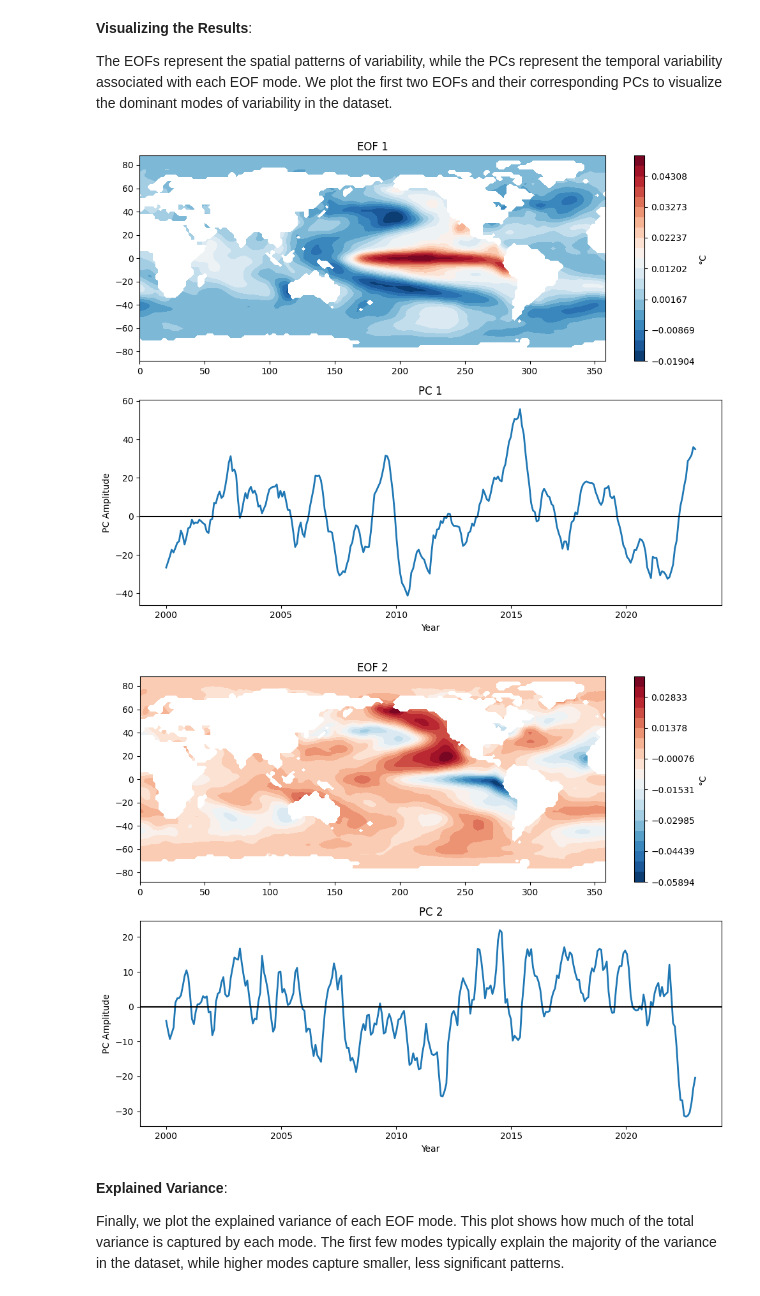
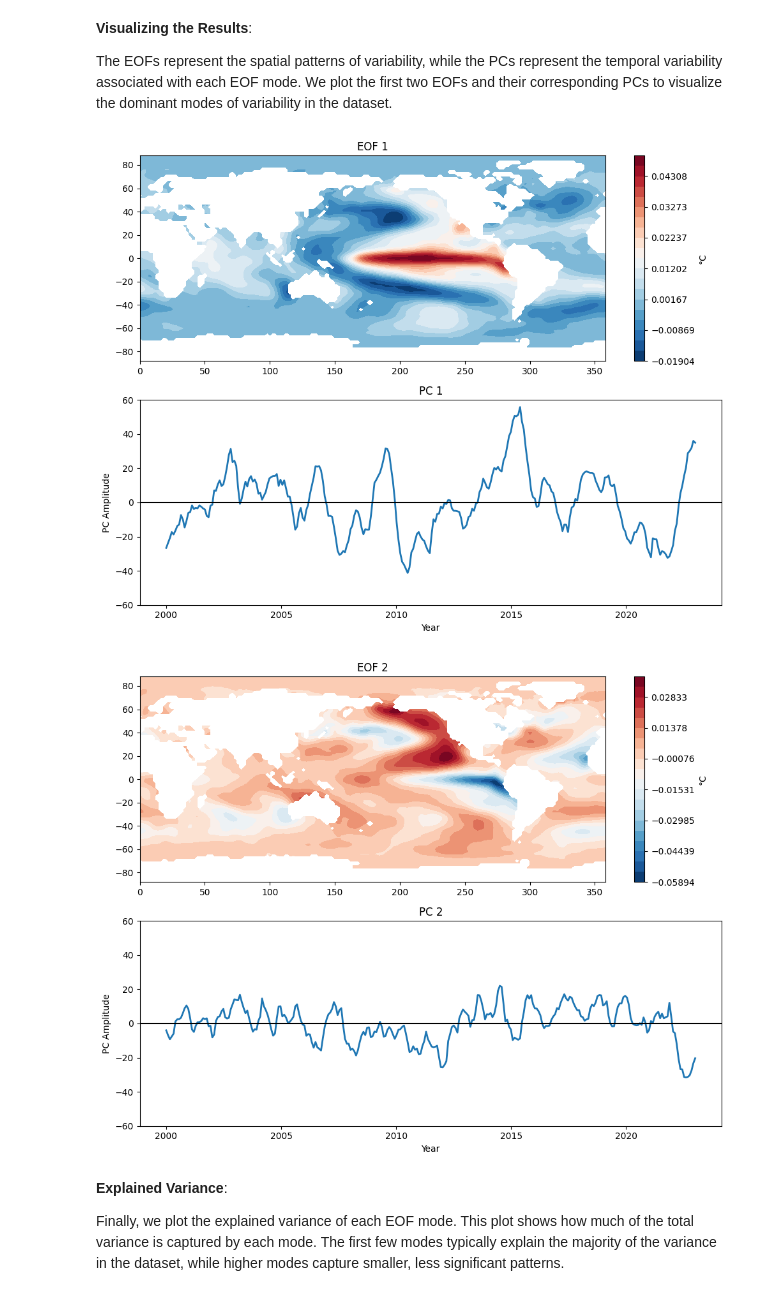
Before and after one commit to STEMJulesCoast/OceanographicDataProcessingCourse, a Jupyter notebook: Session6_FreqPatternsOOP/EOFanalysis_demo.ipynb, the cells around one changed output. Saved outputs shown, nothing was run; the diff lists cells and outputs as text; code cells hidden in the pictures.

```diff
--- a/Session6_FreqPatternsOOP/EOFanalysis_demo.ipynb
+++ b/Session6_FreqPatternsOOP/EOFanalysis_demo.ipynb
@@ -113,32 +113,33 @@ eof_sst.shape
 # %%
 # run the cell
 
 lat = sst_anom.lat.values
 lon = sst_anom.lon.values
 
 for i in range(2):
     fig, axs = plt.subplots(2, 1, figsize=(10, 8))
 
     # EOF Plot
     clevs = np.linspace(np.nanmin(eof_sst[i, :, :]), np.nanmax(eof_sst[i, :, :]), 21)
     cs = axs[0].contourf(lon, lat, eof_sst[i, :, :].squeeze(), clevs, cmap=plt.cm.RdBu_r)
     axs[0].set_title(f'EOF {i + 1}')
     cb = fig.colorbar(cs, ax=axs[0])
     cb.set_label('°C')
 
     # PC Plot
     days = np.linspace(2000, 2023, len(pc_sst[:, i]))
     axs[1].plot(days, pc_sst[:, i], linewidth=2)
     axs[1].axhline(0, color='k')
     axs[1].set_xlabel('Year')
     axs[1].set_ylabel('PC Amplitude')
     axs[1].set_title(f'PC {i + 1}')
+    axs[1].set_ylim([-60, 60])
 
     plt.tight_layout()
     plt.show()
 # %% [output]
-[figure, old version]
+[figure, new version]
-[figure, old version]
+[figure, new version]
 # %% [markdown]
 **Explained Variance**:
 
```
Also changed, not shown: parts of 2 cells of this notebook.
